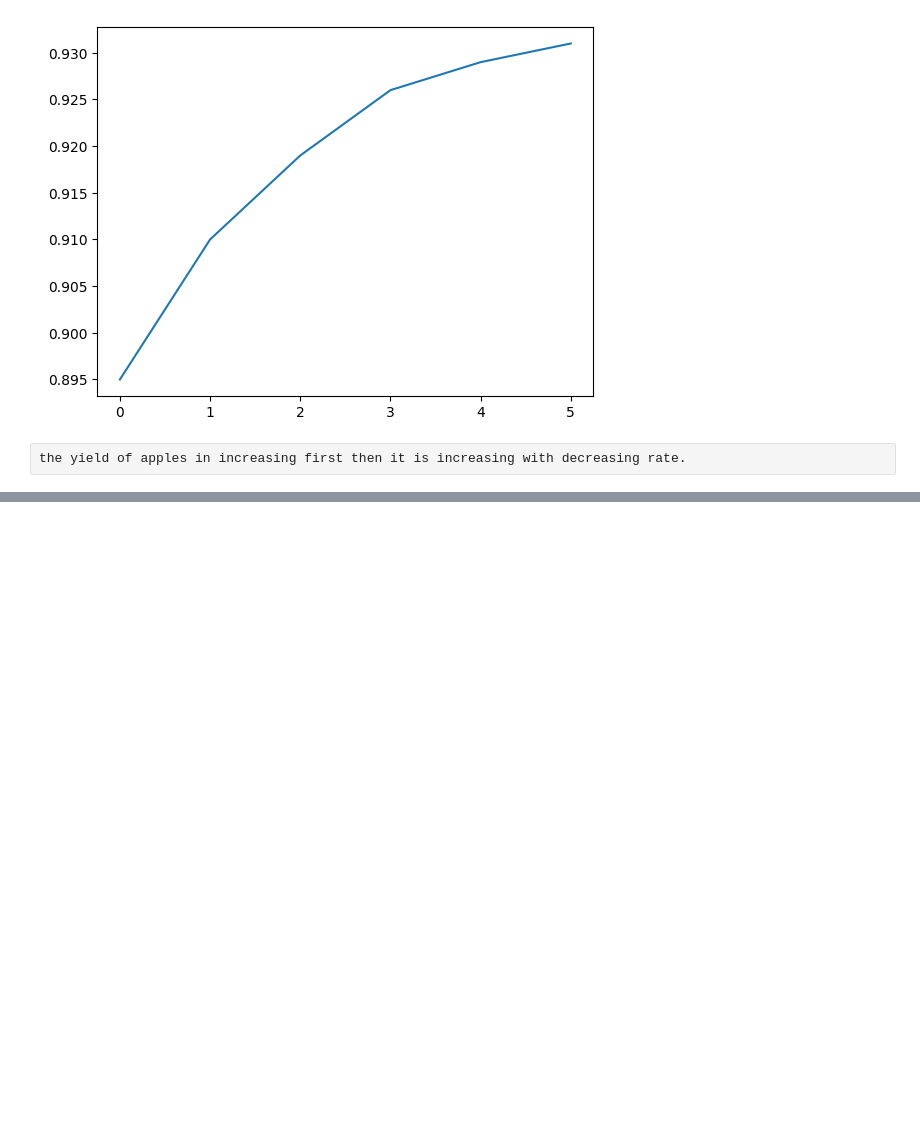
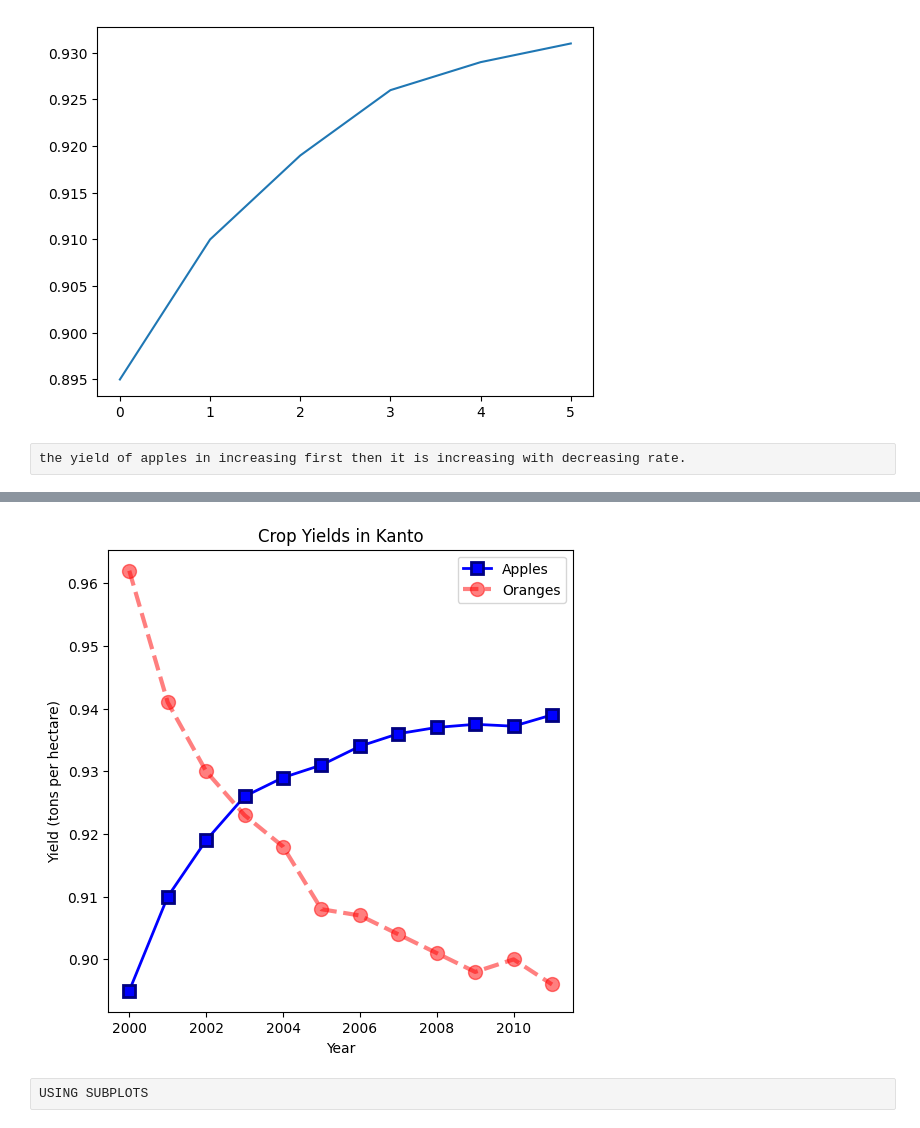
Before and after one commit to root459/DATAanalysis, a Jupyter notebook: datavisualization.ipynb, the cells around one changed output, grey strips where cells are left out. Cells and saved outputs as stored; diff of their text form; code cells hidden in the pictures; blank space fills up the shorter version.

```diff
--- a/datavisualization.ipynb
+++ b/datavisualization.ipynb
@@ -33,0 +57,17 @@ To differentiate between multiple lines, we can include a legend within the grap
+# %%
+plt.figure(figsize=(6,6))
+#plt.plot(years, apples,'s-b')#wgere s=square marker  -=solid line b=blue color
+#plt.plot(years, apples,'o--r')#wgere o=circular marker  --=dashed line b=red color
+plt.plot(years, apples, marker='s', c='b', ls='-', lw=2, ms=8, mew=2, mec='navy')
+plt.plot(years, oranges, marker='o', c='r', ls='--', lw=3, ms=10, alpha=.5)
+
+plt.xlabel('Year')
+
+plt.ylabel('Yield (tons per hectare)')
+
+plt.title("Crop Yields in Kanto")
+plt.legend(['Apples', 'Oranges']);
+# %% [output]
+[figure, added]
+# %% [raw]
+USING SUBPLOTS
```
Also changed, not shown: parts of 11 cells of this notebook.
